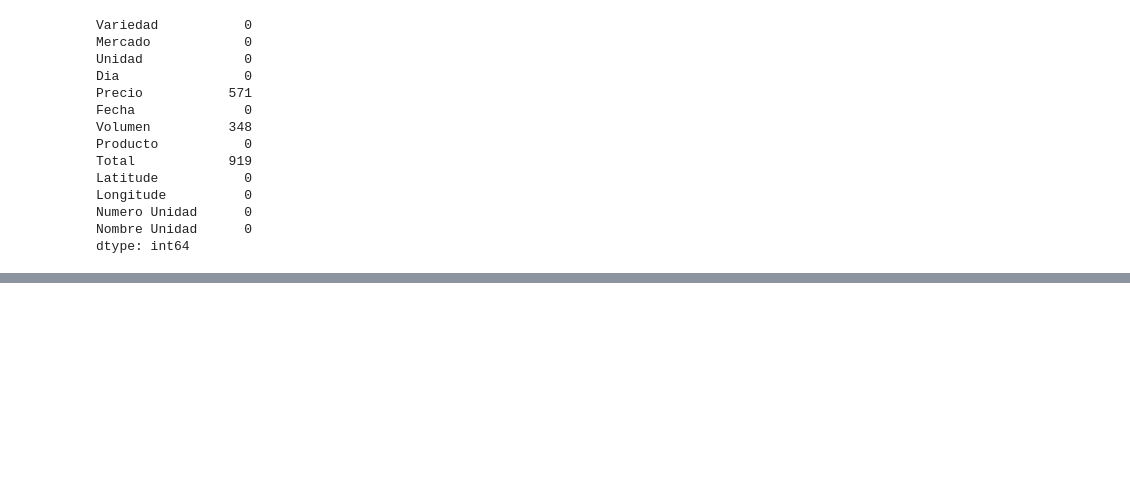
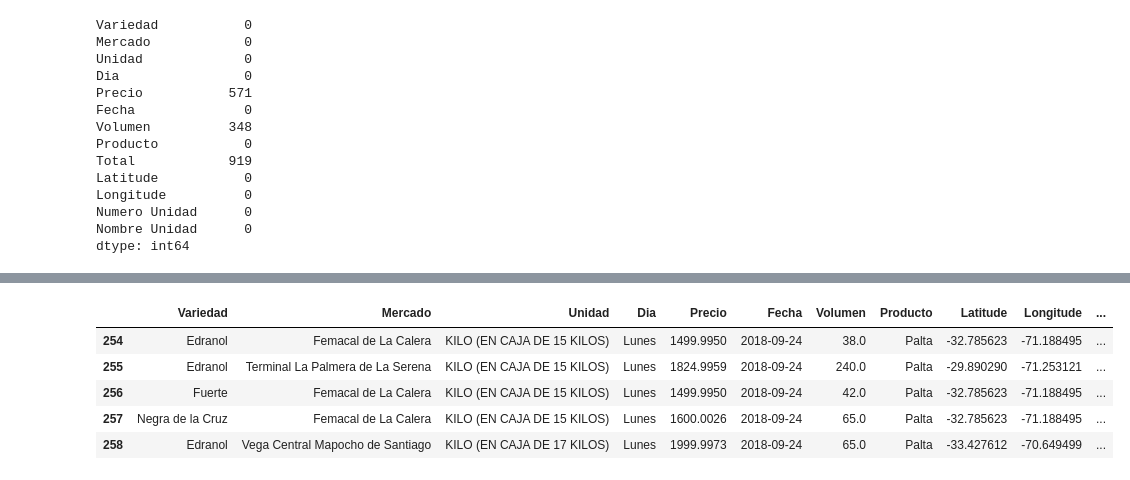
Before and after one commit to sebastiantare/fruitAndVegAnalysis, a Jupyter notebook: RefineData.ipynb, the cells around one changed output, grey strips where cells are left out. Saved outputs shown, nothing was run; the diff lists cells and outputs as text; code cells hidden in the pictures; blank space fills up the shorter version.

```diff
--- a/RefineData.ipynb
+++ b/RefineData.ipynb
@@ -238,0 +258,10 @@ df.to_csv('./exported_data_2018-09-24_to_2023-07-14_V1.2.csv')
+# %%
+df_drop.loc[df_drop['Unidad'].str[:4] == 'KILO', 'Numero Unidad'] = 1
+df_drop[df_drop['Unidad'].str[:4] == 'KILO'].head()
+# %% [output]
+|  | Variedad | Mercado | Unidad | Dia | Precio | Fecha | Volumen | Producto | Latitude | Longitude | ... |
+| 254 | Edranol | Femacal de La Calera | KILO (EN CAJA DE 15 KILOS) | Lunes | 1499.9950 | 2018-09-24 | 38.0 | Palta | -32.785623 | -71.188495 | ... |
+| 255 | Edranol | Terminal La Palmera de La Serena | KILO (EN CAJA DE 15 KILOS) | Lunes | 1824.9959 | 2018-09-24 | 240.0 | Palta | -29.890290 | -71.253121 | ... |
+| 256 | Fuerte | Femacal de La Calera | KILO (EN CAJA DE 15 KILOS) | Lunes | 1499.9950 | 2018-09-24 | 42.0 | Palta | -32.785623 | -71.188495 | ... |
+| 257 | Negra de la Cruz | Femacal de La Calera | KILO (EN CAJA DE 15 KILOS) | Lunes | 1600.0026 | 2018-09-24 | 65.0 | Palta | -32.785623 | -71.188495 | ... |
+| 258 | Edranol | Vega Central Mapocho de Santiago | KILO (EN CAJA DE 17 KILOS) | Lunes | 1999.9973 | 2018-09-24 | 65.0 | Palta | -33.427612 | -70.649499 | ... |
```
Also changed, not shown: parts of 19 cells of this notebook, 2 other files.
